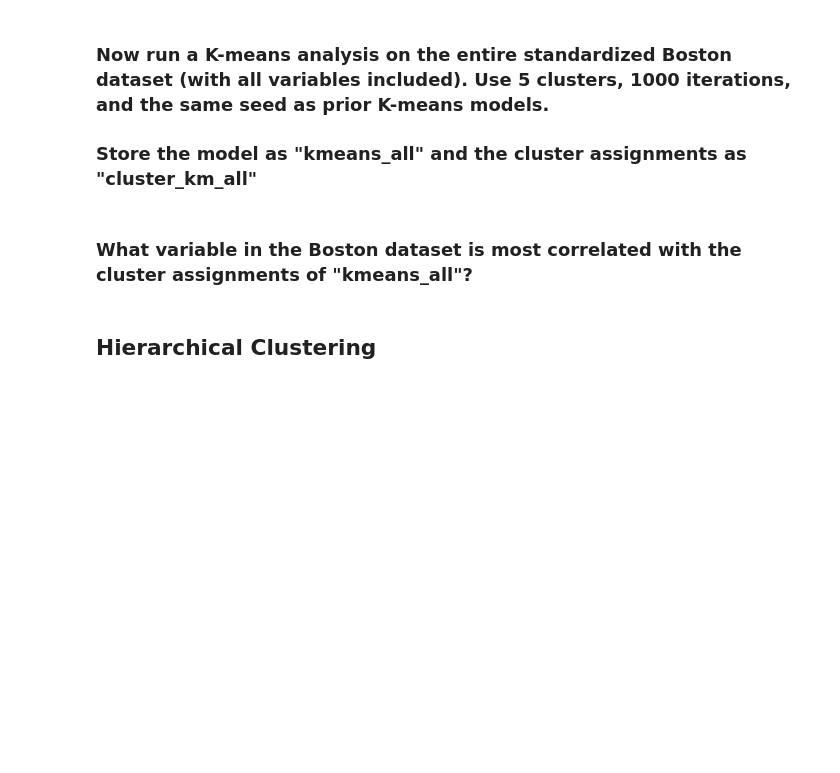
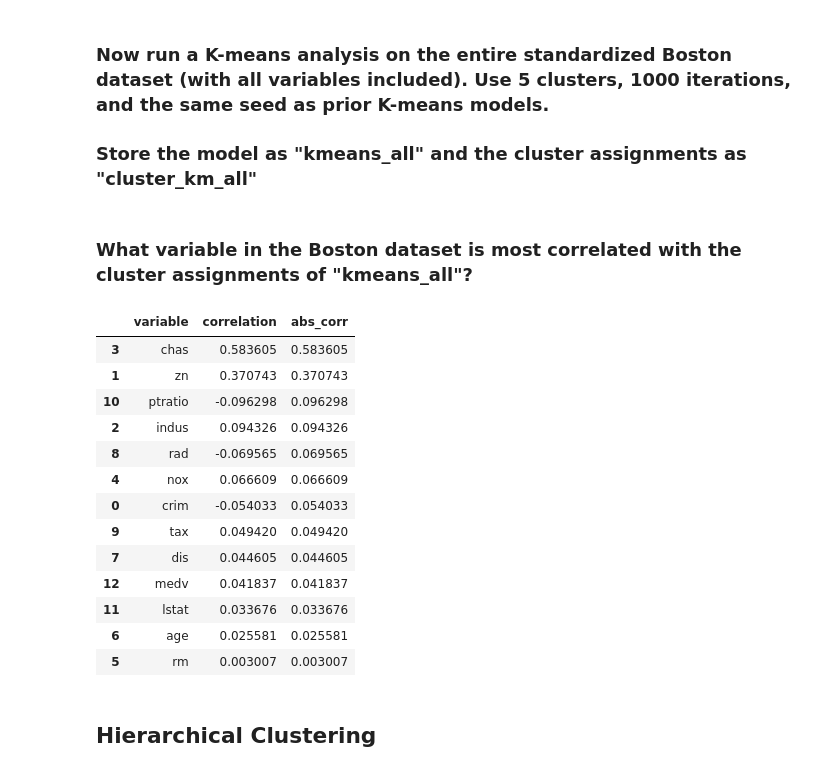
Before and after one commit to emileeharadon-gif/code_2600, a Jupyter notebook: mod07_clustering.ipynb, the cells around one changed output. Drawn from its saved outputs; the diff is of its cells as text; code cells hidden in the pictures; blank space fills up the shorter version.

```diff
--- a/mod07_clustering.ipynb
+++ b/mod07_clustering.ipynb
@@ -300,5 +300,28 @@ cluster_km_all = kmeans_all.labels_
 ### What variable in the Boston dataset is most correlated with the cluster assignments of "kmeans_all"?
 # %%
 # coding work can go here
+corrs = pd.DataFrame({
+    'variable': Boston.columns,
+    'correlation': [np.corrcoef(Boston[var], cluster_km_all)[0,1]
+                    for var in Boston.columns]
+})
+
+corrs['abs_corr'] = corrs['correlation'].abs()
+corrs.sort_values('abs_corr', ascending=False)
+# %% [output]
+|  | variable | correlation | abs_corr |
+| 3 | chas | 0.583605 | 0.583605 |
+| 1 | zn | 0.370743 | 0.370743 |
+| 10 | ptratio | -0.096298 | 0.096298 |
+| 2 | indus | 0.094326 | 0.094326 |
+| 8 | rad | -0.069565 | 0.069565 |
+| 4 | nox | 0.066609 | 0.066609 |
+| 0 | crim | -0.054033 | 0.054033 |
+| 9 | tax | 0.049420 | 0.049420 |
+| 7 | dis | 0.044605 | 0.044605 |
+| 12 | medv | 0.041837 | 0.041837 |
+| 11 | lstat | 0.033676 | 0.033676 |
+| 6 | age | 0.025581 | 0.025581 |
+| 5 | rm | 0.003007 | 0.003007 |
 # %%
 # provide answer here, with variable name inside the quotes
```
Also changed, not shown: parts of 12 cells of this notebook.
